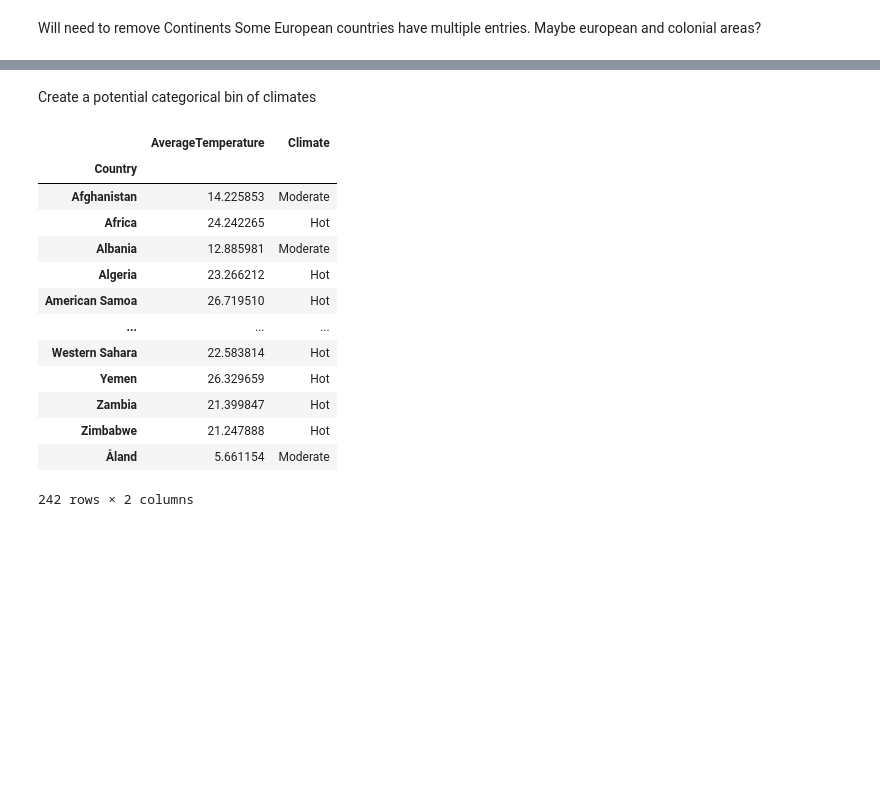
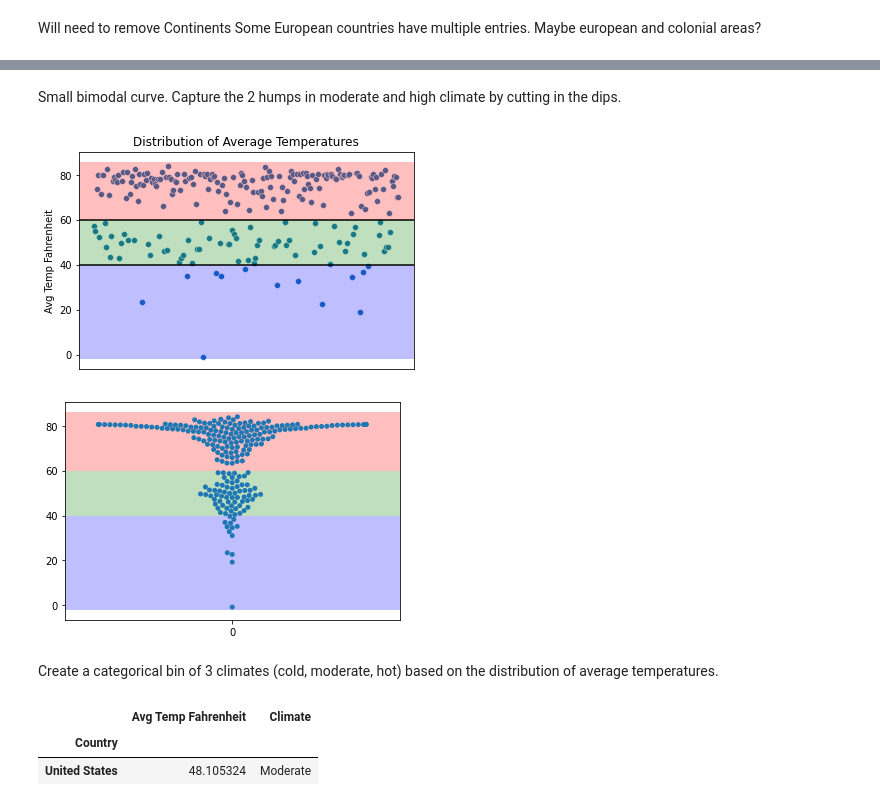
Before and after one commit to speedytmark/Draft_Project, a Jupyter notebook: Temperature.ipynb, the cells around one changed output, grey strips where cells are left out. Drawn from its saved outputs; the diff is of its cells as text; code cells hidden in the pictures; blank space fills up the shorter version.

```diff
--- a/Temperature.ipynb
+++ b/Temperature.ipynb
@@ -141,4 +288,27 @@ temp[temp['Country'].isin(['France','France (Europe)'])].sort_values(by=['Date']
+# %% [markdown]
+Small bimodal curve. Capture the 2 humps in moderate and high climate by cutting in the dips.
+# %%
+#Scatterplot with potential climate category lines
+sns.scatterplot(data=country_temps)
+plt.axhline(y = 60, color = 'black', linestyle = '-')
+plt.axhline(y = 40, color = 'black', linestyle = '-')
+plt.title('Distribution of Average Temperatures')
+plt.xticks([])
+plt.xlabel('')
+plt.axhspan(60, 86, color='red', alpha=0.25, lw=0)
+plt.axhspan(40, 60, color='green', alpha=0.25, lw=0)
+plt.axhspan(-2, 40, color='blue', alpha=0.25, lw=0)
+plt.show()
+
+sns.swarmplot(data=country_temps)
+plt.axhspan(60, 86, color='red', alpha=0.25, lw=0)
+plt.axhspan(40, 60, color='green', alpha=0.25, lw=0)
+plt.axhspan(-2, 40, color='blue', alpha=0.25, lw=0)
+plt.show()
+# %% [output]
+[figure, added]
+[figure, added]
 # %% [markdown]
-Create a potential categorical bin of climates
+Create a categorical bin of 3 climates (cold, moderate, hot) based on the distribution of average temperatures.
 # %%
 climate=pd.DataFrame(country_temps)
@@ -146,17 +316,6 @@ climate['Climate']=pd.cut(country_temps,[-200,4,16,300],labels=['Cold','Moderate
-# %%
-climate
-# %% [output]
-|  | AverageTemperature | Climate |
-| Country |  |  |
-| Afghanistan | 14.225853 | Moderate |
-| Africa | 24.242265 | Hot |
-| Albania | 12.885981 | Moderate |
-| Algeria | 23.266212 | Hot |
-| American Samoa | 26.719510 | Hot |
-| ... | ... | ... |
-| Western Sahara | 22.583814 | Hot |
-| Yemen | 26.329659 | Hot |
-| Zambia | 21.399847 | Hot |
-| Zimbabwe | 21.247888 | Hot |
-| Åland | 5.661154 | Moderate |
-242 rows × 2 columns
+# %%
+climate[climate.index=='United States']
+# %% [output]
+|  | Avg Temp Fahrenheit | Climate |
+| Country |  |  |
+| United States | 48.105324 | Moderate |
```
Also changed, not shown: parts of 33 cells of this notebook.
